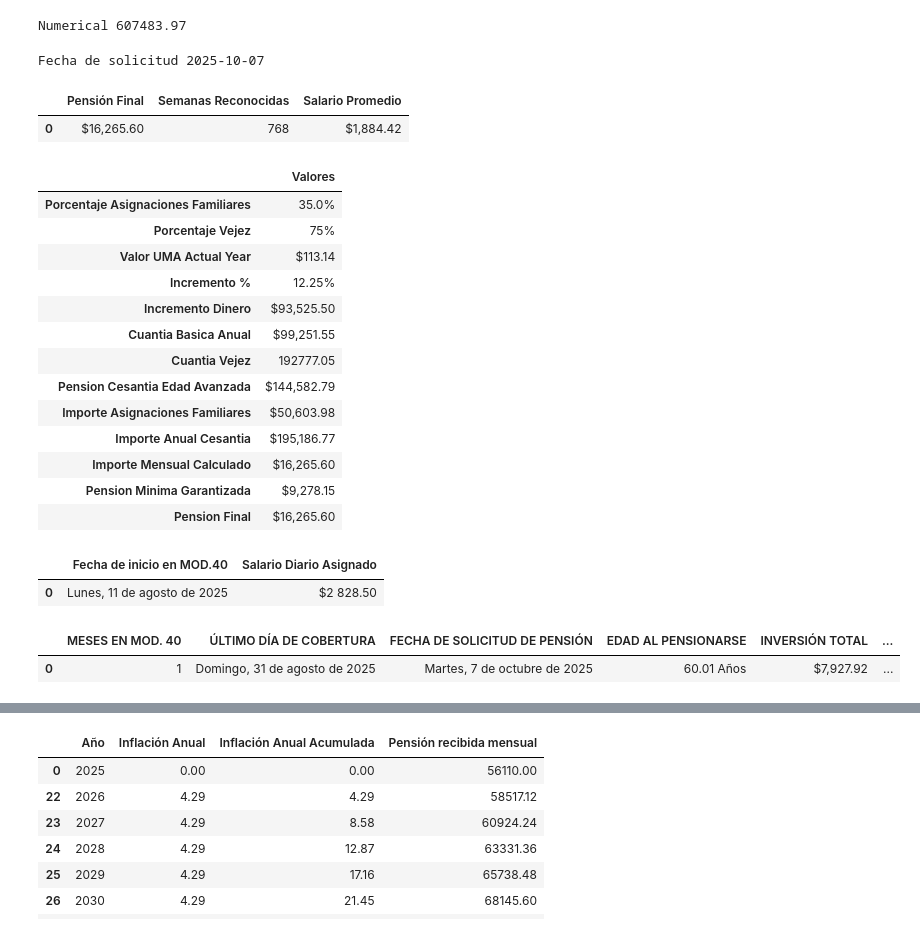
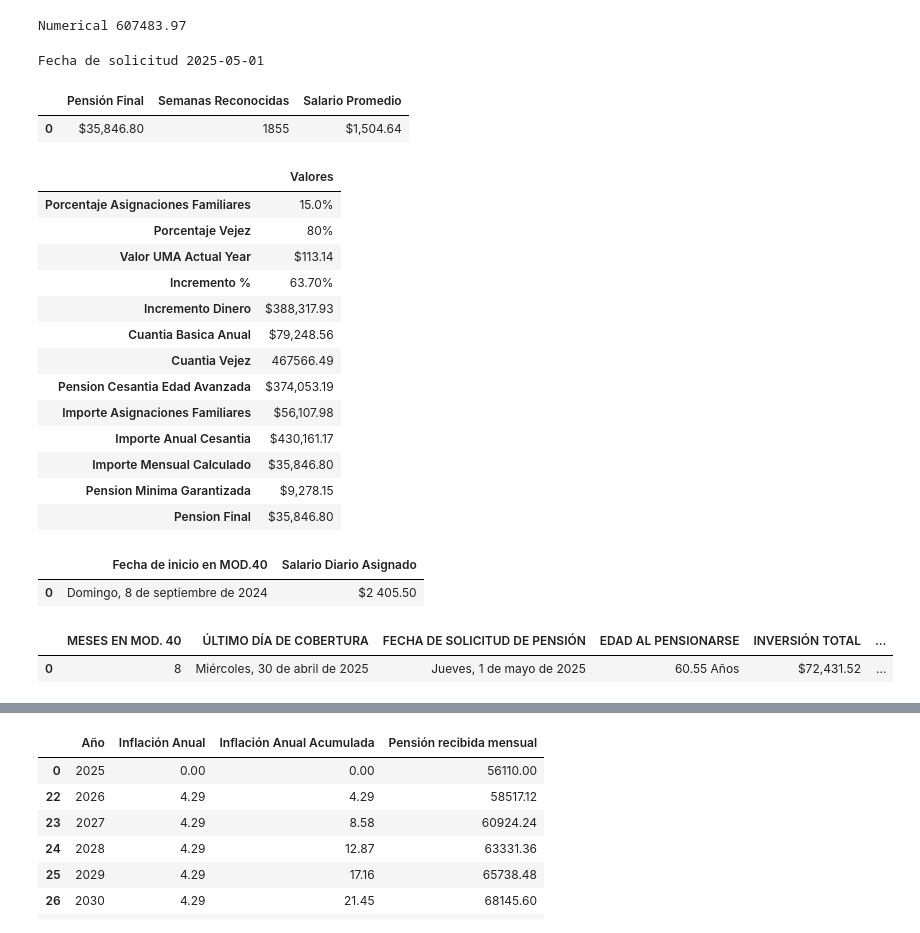
Before and after one commit to Alfonzo1114/streamlit, a Jupyter notebook: Pensiones_V3.ipynb, the cells around one changed output, grey strips where cells are left out. Saved outputs shown, nothing was run; the diff lists cells and outputs as text; code cells hidden in the pictures.

```diff
--- a/Pensiones_V3.ipynb
+++ b/Pensiones_V3.ipynb
@@ -18,9 +18,9 @@ def file_path_fcn(file_path=None):
         file_path = 'REPORTES/RICARDO.pdf'
     return file_path
 
-file_path ='REPORTES/LUPITA.pdf'
+file_path ='REPORTES/KENA.pdf'
 
 # file_path = file_path_fcn(file_path=file_path)
-file_path = file_path_fcn()
+file_path = file_path_fcn(file_path)
 file_path
 # %% [output]
@@ -300,11 +300,12 @@ class FechasGenerales:
                     fecha_bajas_string[idx] = format_spanish_date(fecha_unstructured, date_type="format_string")
                 else:
                     fecha_bajas[idx] = FechaEmisionReporte
-                    fecha_bajas_string[idx] = format_spanish_date(fecha_bajas[idx], date_type="format_string")
+                    fecha_bajas_string[idx] = format_spanish_date(str(FechaEmisionReporte), date_type="format_string")
                     fechas_ultima_baja = fecha_bajas[idx]
 
                 if not isinstance(fechas_ultima_baja, date):
                     fechas_ultima_baja = fechas_ultima_baja.date()
+
             else:
                 start_idx = baja + len(bajas_string)
                 end_idx = start_idx + value_added  # Assuming 12 characters for the date
@@ -379,11 +380,11 @@ class FechasGenerales:
         })
         return FechasGenerales_num, FechasGenerales_string, sigue_cotizando, fechas_ultima_baja
 
-fechas_generales = FechasGenerales(texto=texto, FechaEmisionReporte=Usuario.fecha_emision_reporte_string)
+fechas_generales = FechasGenerales(texto=texto, FechaEmisionReporte=Usuario.fecha_emision_reporte_date)
 fechasGeneralesNumerico, fechasGeneralesDate, sigueCotizando, fechasUltimaBaja = fechas_generales.tabla_fechas_generales()
 print("Tabla Numérica")
 display(fechasGeneralesNumerico)
-print("Tabla Date")
+print("Tabla String")
 display(fechasGeneralesDate)
 print("Sigue Cotizando", sigueCotizando)
 # %% [output]
@@ -1554,55 +1545,55 @@ def generate_mod40_tables(salario_diario, fecha_inicio, fecha_nacimiento, durata
         year=fecha_solicitud.year,
         semanas_reconocidas=nuevas_semanas_reconocidas,
         salario_promedio=SALARIO_PROMEDIO_DIARIO,
-        porcentaje_asignaciones=0.35
+        porcentaje_asignaciones=0.15
     )
     print(f"Fecha de solicitud {fecha_solicitud}")
     pension_df, detalles_df = pension_manual.calculo_pension()
     display(pension_df)
     display(detalles_df)
 
     pension_final = detalles_df.loc['Pension Final']['Valores']
 
     # Second dataframe with detailed information
     df_detalle_pension = pd.DataFrame({
         'MESES EN MOD. 40': [durata],
         'ÚLTIMO DÍA DE COBERTURA': format_spanish_date(str(fecha_fin_cobertura)),
         'FECHA DE SOLICITUD DE PENSIÓN': format_spanish_date(str(fecha_solicitud)),
         'EDAD AL PENSIONARSE': [f"{edad_al_pensionarse} Años"],
         'INVERSIÓN TOTAL':inversion_total,
         'PENSIÓN ALCANZADA':pension_final
     })
 
     return df_info_basica, df_detalle_pension
 
-fecha_inicio = date(2025, 8, 11)
-fecha_nacimiento = date(1965, 10, 5)
-durata = 1
+fecha_inicio = date(2024, 9, 8)
+fecha_nacimiento = date(1964, 10, 13)#date(1965, 10, 5)
+durata = 8
 
-df1, df2 = generate_mod40_tables(2828.5, fecha_inicio, fecha_nacimiento, durata)
+df1, df2 = generate_mod40_tables(2405.5, fecha_inicio, fecha_nacimiento, durata)
 
 display(df1)
 display(df2)
 # %% [output]
-Fecha de solicitud 2025-10-07
+Fecha de solicitud 2025-05-01
 |  | Pensión Final | Semanas Reconocidas | Salario Promedio |
-| 0 | $16,265.60 | 768 | $1,884.42 |
+| 0 | $35,846.80 | 1855 | $1,504.64 |
 |  | Valores |
-| Porcentaje Asignaciones Familiares | 35.0% |
-| Porcentaje Vejez | 75% |
+| Porcentaje Asignaciones Familiares | 15.0% |
+| Porcentaje Vejez | 80% |
 | Valor UMA Actual Year | $113.14 |
-| Incremento % | 12.25% |
-| Incremento Dinero | $93,525.50 |
-| Cuantia Basica Anual | $99,251.55 |
-| Cuantia Vejez | 192777.05 |
-| Pension Cesantia Edad Avanzada | $144,582.79 |
-| Importe Asignaciones Familiares | $50,603.98 |
-| Importe Anual Cesantia | $195,186.77 |
-| Importe Mensual Calculado | $16,265.60 |
+| Incremento % | 63.70% |
+| Incremento Dinero | $388,317.93 |
+| Cuantia Basica Anual | $79,248.56 |
+| Cuantia Vejez | 467566.49 |
+| Pension Cesantia Edad Avanzada | $374,053.19 |
+| Importe Asignaciones Familiares | $56,107.98 |
+| Importe Anual Cesantia | $430,161.17 |
+| Importe Mensual Calculado | $35,846.80 |
 | Pension Minima Garantizada | $9,278.15 |
-| Pension Final | $16,265.60 |
+| Pension Final | $35,846.80 |
 |  | Fecha de inicio en MOD.40 | Salario Diario Asignado |
-| 0 | Lunes, 11 de agosto de 2025 | $2 828.50 |
+| 0 | Domingo, 8 de septiembre de 2024 | $2 405.50 |
 |  | MESES EN MOD. 40 | ÚLTIMO DÍA DE COBERTURA | FECHA DE SOLICITUD DE PENSIÓN | EDAD AL PENSIONARSE | INVERSIÓN TOTAL | ... |
-| 0 | 1 | Domingo, 31 de agosto de 2025 | Martes, 7 de octubre de 2025 | 60.01 Años | $7,927.92 | ... |
+| 0 | 8 | Miércoles, 30 de abril de 2025 | Jueves, 1 de mayo de 2025 | 60.55 Años | $72,431.52 | ... |
 # %%
```
Also changed, not shown: parts of 10 cells of this notebook.
